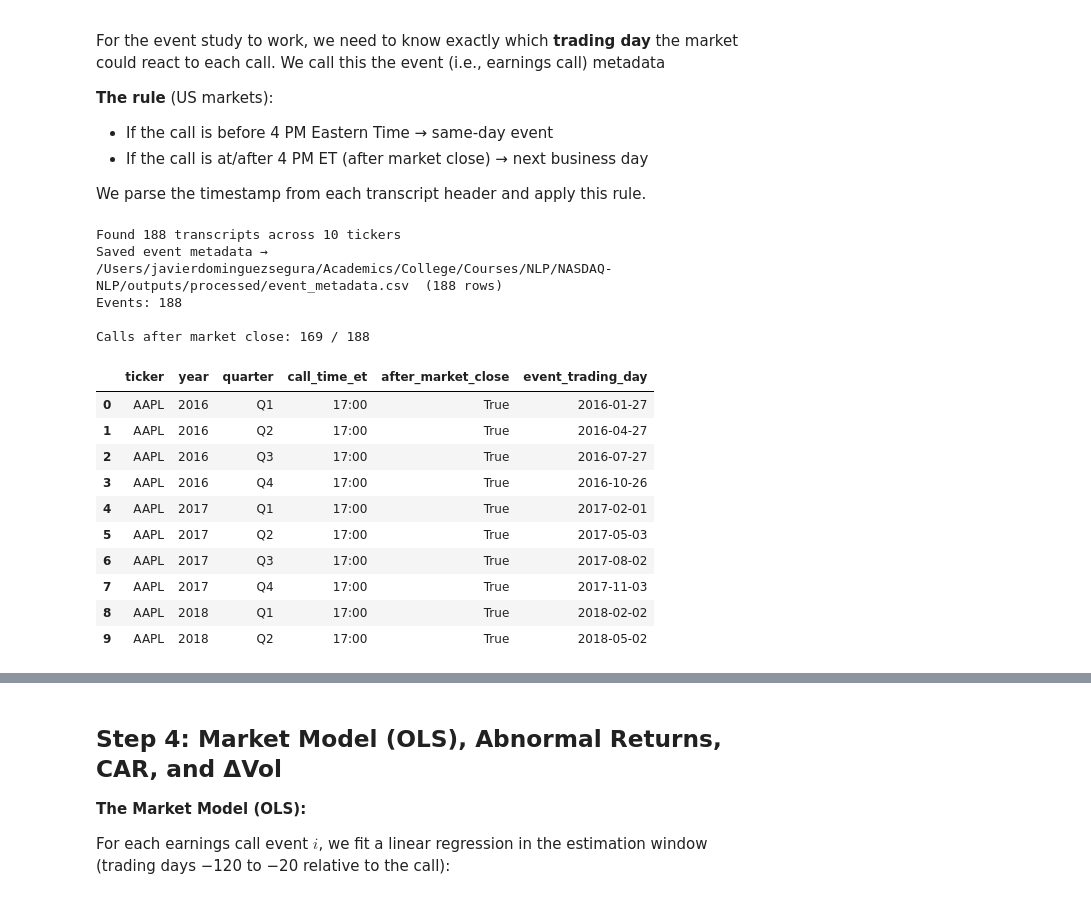
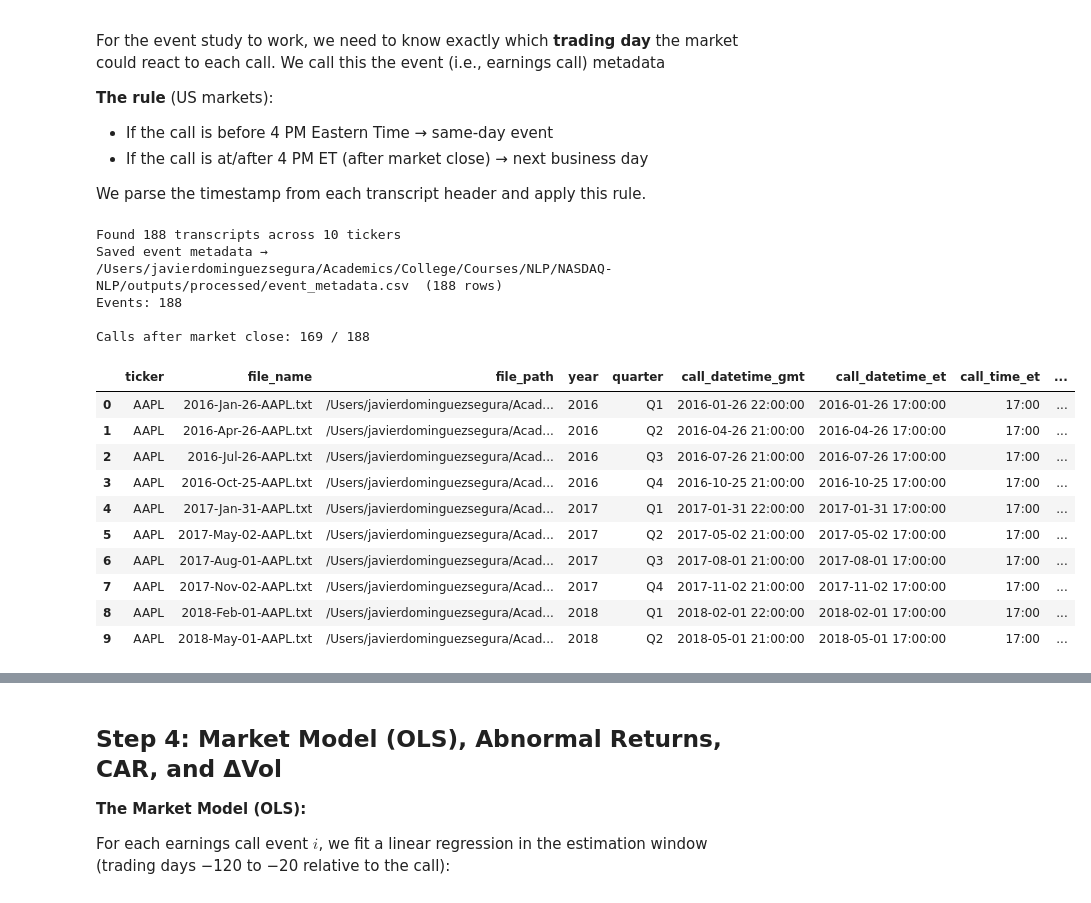
Before and after one commit to Tee-Time-Software-Solutions/NASDAQ-NLP, a Jupyter notebook: notebooks/01_data_pipeline.ipynb, the cells around one changed output, grey strips where cells are left out. Cells and saved outputs as stored; diff of their text form; code cells hidden in the pictures.

```diff
--- a/notebooks/01_data_pipeline.ipynb
+++ b/notebooks/01_data_pipeline.ipynb
@@ -37,29 +37,28 @@ the market could react to each call. We call this the event (i.e., earnings call
 We parse the timestamp from each transcript header and apply this rule.
 # %%
 from nasdaq_nlp.data.metadata import build_event_metadata
-import pandas as pd
 
 meta = build_event_metadata()
 print(f"Events: {len(meta)}")
 print()
 # Show time-of-day distribution
 print("Calls after market close:", meta['after_market_close'].sum(), "/", len(meta))
 print()
-meta[['ticker','year','quarter','call_time_et','after_market_close','event_trading_day']].head(10)
+meta.head(10)
 # %% [output]
 Found 188 transcripts across 10 tickers
 Saved event metadata → /Users/javierdominguezsegura/Academics/College/Courses/NLP/NASDAQ-NLP/outputs/processed/event_metadata.csv  (188 rows)
 Events: 188
 
 Calls after market close: 169 / 188
-|  | ticker | year | quarter | call_time_et | after_market_close | event_trading_day |
-| 0 | AAPL | 2016 | Q1 | 17:00 | True | 2016-01-27 |
-| 1 | AAPL | 2016 | Q2 | 17:00 | True | 2016-04-27 |
-| 2 | AAPL | 2016 | Q3 | 17:00 | True | 2016-07-27 |
-| 3 | AAPL | 2016 | Q4 | 17:00 | True | 2016-10-26 |
-| 4 | AAPL | 2017 | Q1 | 17:00 | True | 2017-02-01 |
-| 5 | AAPL | 2017 | Q2 | 17:00 | True | 2017-05-03 |
-| 6 | AAPL | 2017 | Q3 | 17:00 | True | 2017-08-02 |
-| 7 | AAPL | 2017 | Q4 | 17:00 | True | 2017-11-03 |
-| 8 | AAPL | 2018 | Q1 | 17:00 | True | 2018-02-02 |
-| 9 | AAPL | 2018 | Q2 | 17:00 | True | 2018-05-02 |
+|  | ticker | file_name | file_path | year | quarter | call_datetime_gmt | call_datetime_et | call_time_et | ... |
+| 0 | AAPL | 2016-Jan-26-AAPL.txt | /Users/javierdominguezsegura/Acad... | 2016 | Q1 | 2016-01-26 22:00:00 | 2016-01-26 17:00:00 | 17:00 | ... |
+| 1 | AAPL | 2016-Apr-26-AAPL.txt | /Users/javierdominguezsegura/Acad... | 2016 | Q2 | 2016-04-26 21:00:00 | 2016-04-26 17:00:00 | 17:00 | ... |
+| 2 | AAPL | 2016-Jul-26-AAPL.txt | /Users/javierdominguezsegura/Acad... | 2016 | Q3 | 2016-07-26 21:00:00 | 2016-07-26 17:00:00 | 17:00 | ... |
+| 3 | AAPL | 2016-Oct-25-AAPL.txt | /Users/javierdominguezsegura/Acad... | 2016 | Q4 | 2016-10-25 21:00:00 | 2016-10-25 17:00:00 | 17:00 | ... |
+| 4 | AAPL | 2017-Jan-31-AAPL.txt | /Users/javierdominguezsegura/Acad... | 2017 | Q1 | 2017-01-31 22:00:00 | 2017-01-31 17:00:00 | 17:00 | ... |
+| 5 | AAPL | 2017-May-02-AAPL.txt | /Users/javierdominguezsegura/Acad... | 2017 | Q2 | 2017-05-02 21:00:00 | 2017-05-02 17:00:00 | 17:00 | ... |
+| 6 | AAPL | 2017-Aug-01-AAPL.txt | /Users/javierdominguezsegura/Acad... | 2017 | Q3 | 2017-08-01 21:00:00 | 2017-08-01 17:00:00 | 17:00 | ... |
+| 7 | AAPL | 2017-Nov-02-AAPL.txt | /Users/javierdominguezsegura/Acad... | 2017 | Q4 | 2017-11-02 21:00:00 | 2017-11-02 17:00:00 | 17:00 | ... |
+| 8 | AAPL | 2018-Feb-01-AAPL.txt | /Users/javierdominguezsegura/Acad... | 2018 | Q1 | 2018-02-01 22:00:00 | 2018-02-01 17:00:00 | 17:00 | ... |
+| 9 | AAPL | 2018-May-01-AAPL.txt | /Users/javierdominguezsegura/Acad... | 2018 | Q2 | 2018-05-01 21:00:00 | 2018-05-01 17:00:00 | 17:00 | ... |
```
Also changed, not shown: parts of 5 cells of this notebook, 14 other files.
